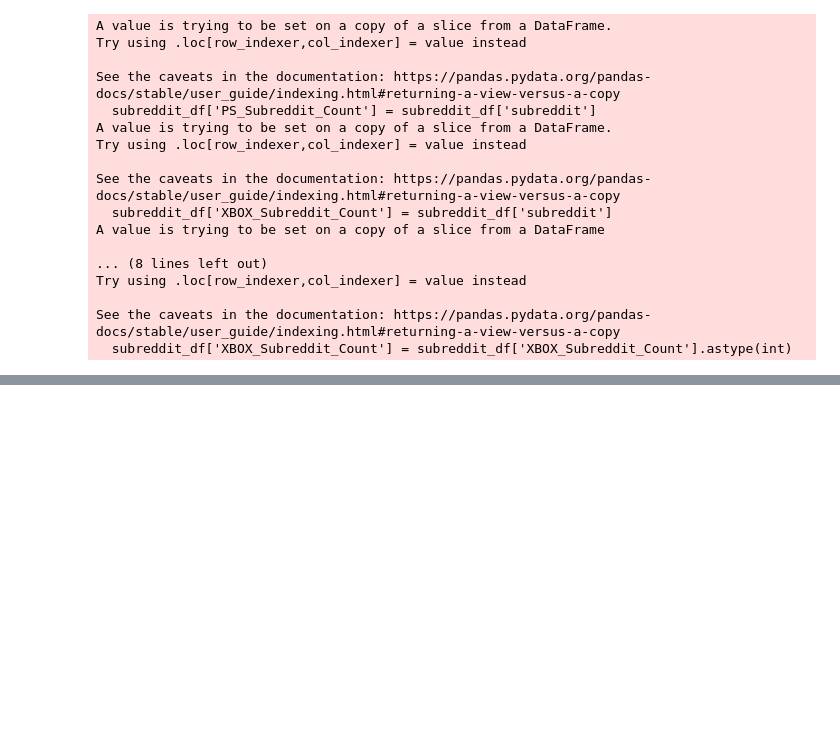
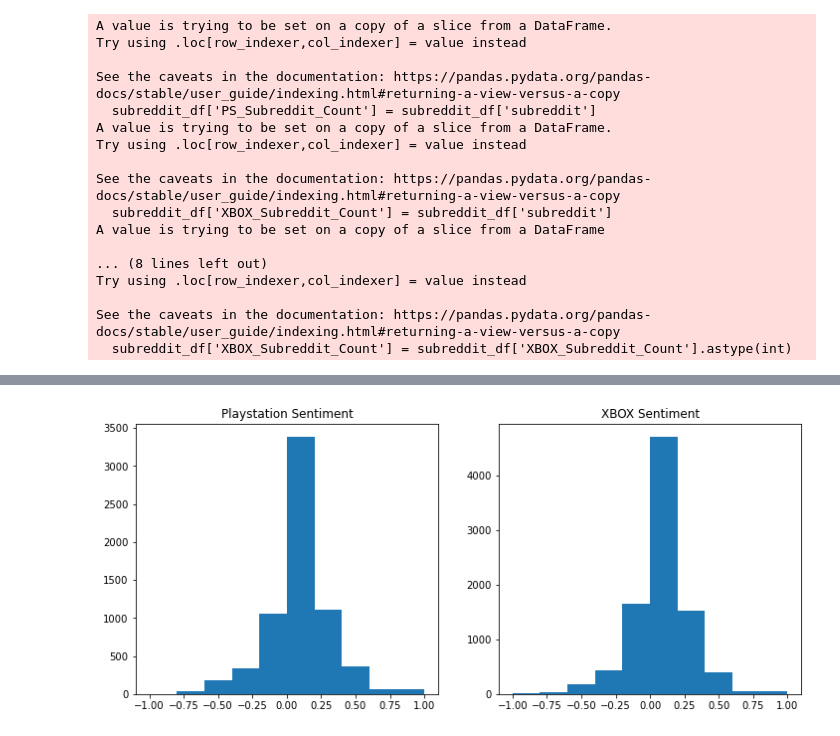
Before and after one commit to ryanlybbert/Capstone2, a Jupyter notebook: UnguidedCapstoneEDA.ipynb, the cells around one changed output, grey strips where cells are left out. Saved outputs shown, nothing was run; the diff lists cells and outputs as text; code cells hidden in the pictures; blank space fills up the shorter version.

Commit message:
started adding text EDA

```diff
--- a/UnguidedCapstoneEDA.ipynb
+++ b/UnguidedCapstoneEDA.ipynb
@@ -170,3 +170,32 @@ See the caveats in the documentation: https://pandas.pydata.org/pandas-docs/stab
 #followed by PS3 for PS, askreddit and reddit.com, technology, and programming.
 #note that reddit.com is a placeholder for posts before subreddits were created in 2008.
 #Once again, the data is shown on a logarithmic scale due to the exponential behavior of posts on Reddit.
+# %%
+#As the body column is filled with entire paragraphs,
+#I'll be needing to get a bit creative with EDA.
+#In this case, I'll be measuring overall console sentiment and make a word cloud
+#Using textblob because it has a built-in sentiment analysis that I can use to train my data later on.
+from textblob import TextBlob
+
+def sentiment_analysis(paragraph):
+    body_text = TextBlob(paragraph)
+    return(body_text.sentiment[0])
+
+def paragraph_cleanse(paragraph):
+    #split contractions
+    #spell out numbers
+    #    figure out how to check if something is a number before using num2word on it
+    #lowercase everything
+    paragraph = paragraph.lower()
+    #remove punctuation and excess spacing
+    for char in ['`', '~', '!', '@', '#', '$', '%', '^', '&', '*', '(', ')', '-', '_', '=', '+', '[', '{', ']', '}', '|',
+                 '\\', ':', ';', '"', "'", ',', '<', '.', '>', '/', '?']:
+        paragraph = paragraph.replace(char, ' ')
+        paragraph = paragraph.replace('  ', ' ')
+    return(paragraph)
+
+df['sentiment'] = df['body'].apply(sentiment_analysis)
+df['body'] = df['body'].apply(paragraph_cleanse)
+
+print(df['sentiment'].head())
+print(df['body'].head())
@@ -172,0 +215,10 @@ See the caveats in the documentation: https://pandas.pydata.org/pandas-docs/stab
+# %%
+figs, axs = plt.subplots(nrows=1, ncols=2, sharex=True, sharey=False, figsize=(12, 5))
+axs[0].hist(df['sentiment'][df['PS']==True])
+axs[1].hist(df['sentiment'][df['XBOX']==True])
+
+axs[0].set_title('Playstation Sentiment')
+axs[1].set_title('XBOX Sentiment')
+plt.show()
+# %% [output]
+[figure, added]
```
Also changed, not shown: parts of 3 cells of this notebook.
